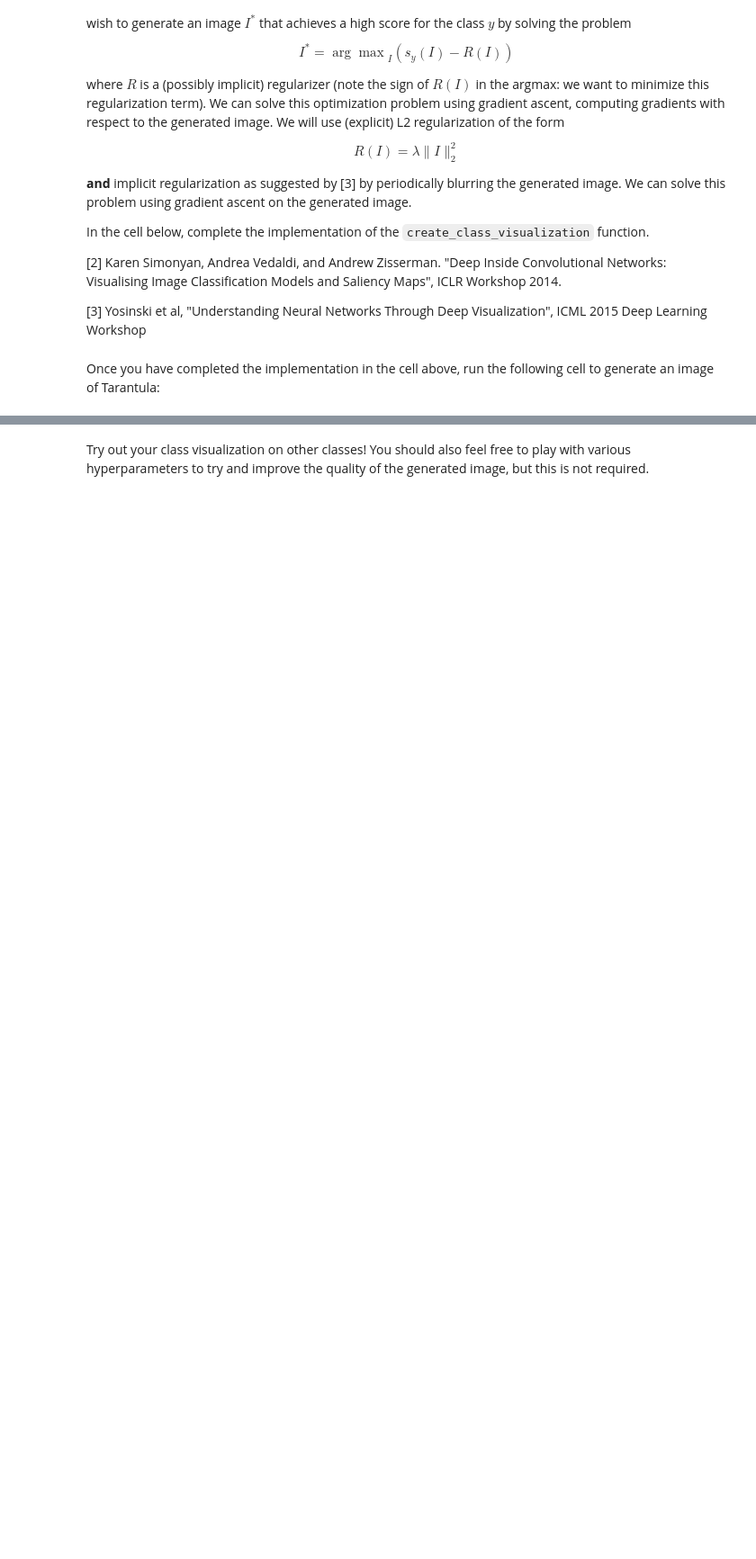
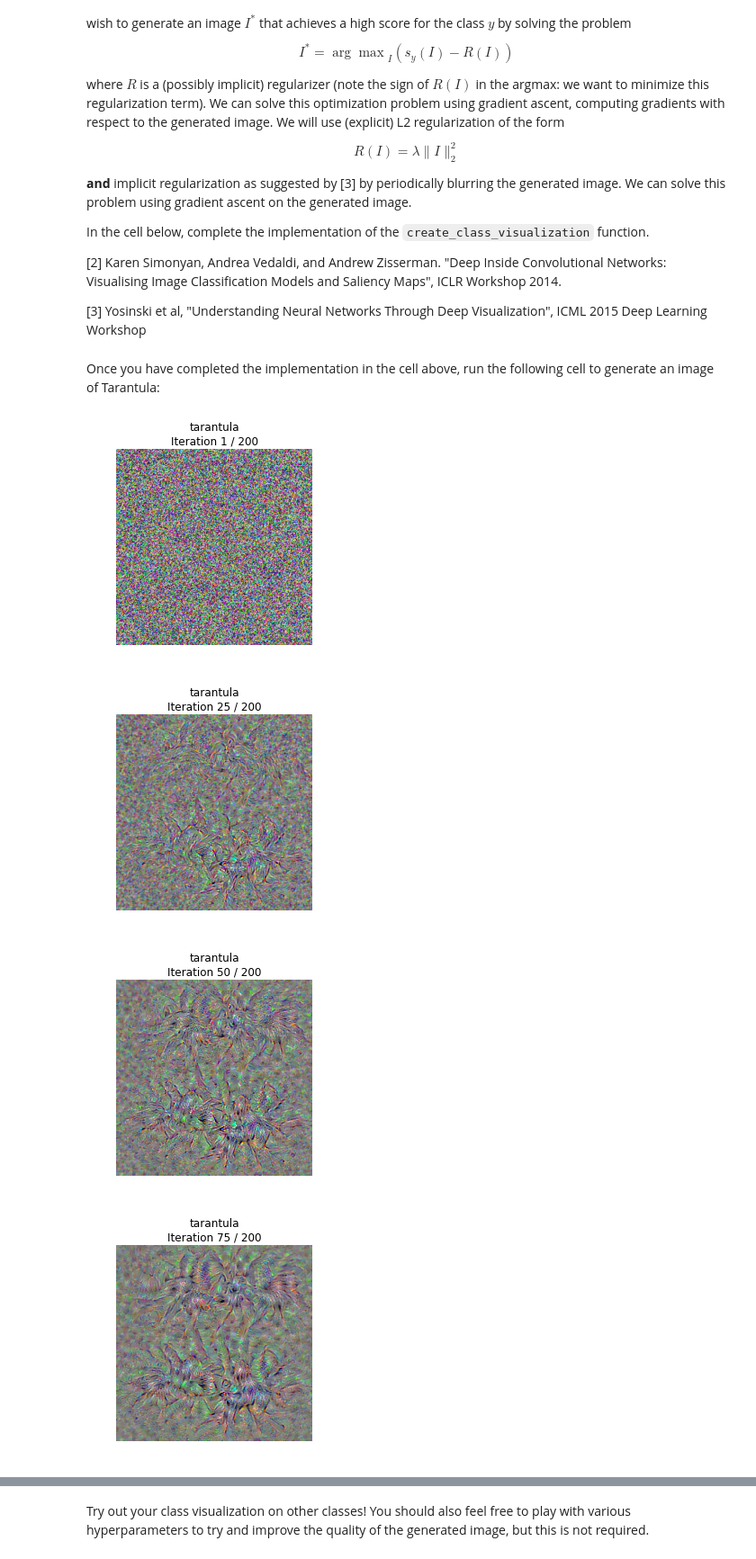
Before and after one commit to whu-pzhang/cs231n, a Jupyter notebook: assignment3/NetworkVisualization-TensorFlow.ipynb, the cells around one changed output, grey strips where cells are left out. Shown at 90% size. Cells and saved outputs as stored; diff of their text form; code cells hidden in the pictures; blank space fills up the shorter version.

Commit message:
assignment3: NetworkVisualization completed

```diff
--- a/assignment3/NetworkVisualization-TensorFlow.ipynb
+++ b/assignment3/NetworkVisualization-TensorFlow.ipynb
@@ -225,18 +221,22 @@ def make_fooling_image(X, target_y, model):
     # in fewer than 100 iterations of gradient ascent. You can print your        #
     # progress over iterations to check your algorithm.                          #
     ##############################################################################
-    labels = tf.one_hot(target_y, 1000)
-    loss = model.loss
-    grads = tf.gradients(loss, model.image)[0]
-    dX = learning_rate * tf.nn.l2_normalize(grads, axis=(1,2,3))
-    X_fooling = model.image - dX
-    while (1):
-        img = sess.run(X_fooling, feed_dict={model.image: X})
-        scores = sess.run(model.scores, feed_dict={model.image: img})
-        if scores[0].argmax() == target_y:
+    loss = model.scores[0, target_y]
+    grad = tf.gradients(loss, model.image)[0]
+
+    for i in range(100):
+        l, g, scores = sess.run(
+            [loss, grad, model.scores],
+            feed_dict={model.image: X_fooling})
+        y_hat = np.argmax(scores[0])
+
+        print("it %d - loss %lf - predicted %d - target %d" %
+              (i, l, y_hat, target_y))
+
+        X_fooling += learning_rate * g / np.linalg.norm(g)
+
+        if y_hat == target_y:
             break
-
-    X_fooling = img
     ##############################################################################
     #                             END OF YOUR CODE                               #
     ##############################################################################
@@ -350,7 +359,8 @@ def create_class_visualization(target_y, model, **kwargs):
 
     loss = None # scalar loss
     grad = None # gradient of loss with respect to model.image, same size as model.image
-    pass
+    loss = model.scores[0, target_y] - l2_reg * tf.nn.l2_loss(model.image)
+    grad = tf.gradients(loss, model.image)[0]
     ############################################################################
     #                             END OF YOUR CODE                             #
     ############################################################################
@@ -369,7 +379,8 @@ def create_class_visualization(target_y, model, **kwargs):
         #                                                                      #
         # Be very careful about the signs of elements in your code.            #
         ########################################################################
-        pass
+        dX = sess.run(grad, feed_dict={model.image: X})
+        X += learning_rate * dX / np.linalg.norm(dX)
         ############################################################################
         #                             END OF YOUR CODE                             #
         ############################################################################
@@ -395,4 +406,9 @@ def create_class_visualization(target_y, model, **kwargs):
 Once you have completed the implementation in the cell above, run the following cell to generate an image of Tarantula:
 # %%
 target_y = 76 # Tarantula
-out = create_class_visualization(target_y, model)
+out = create_class_visualization(target_y, model, num_iterations=200)
+# %% [output]
+[figure, added]
+[figure, added]
+[figure, added]
+[figure, added]
```
Also changed, not shown: parts of 8 cells of this notebook.
